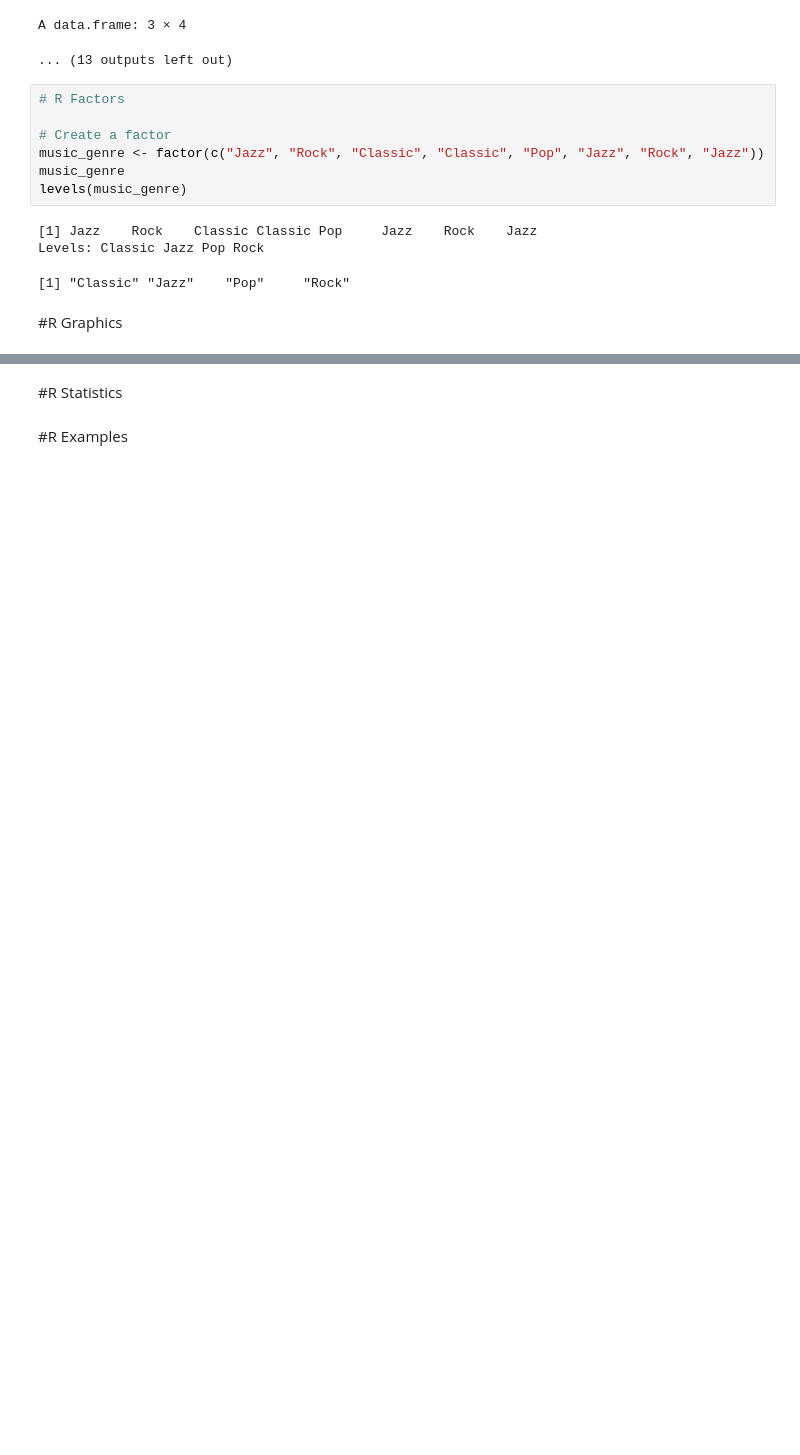
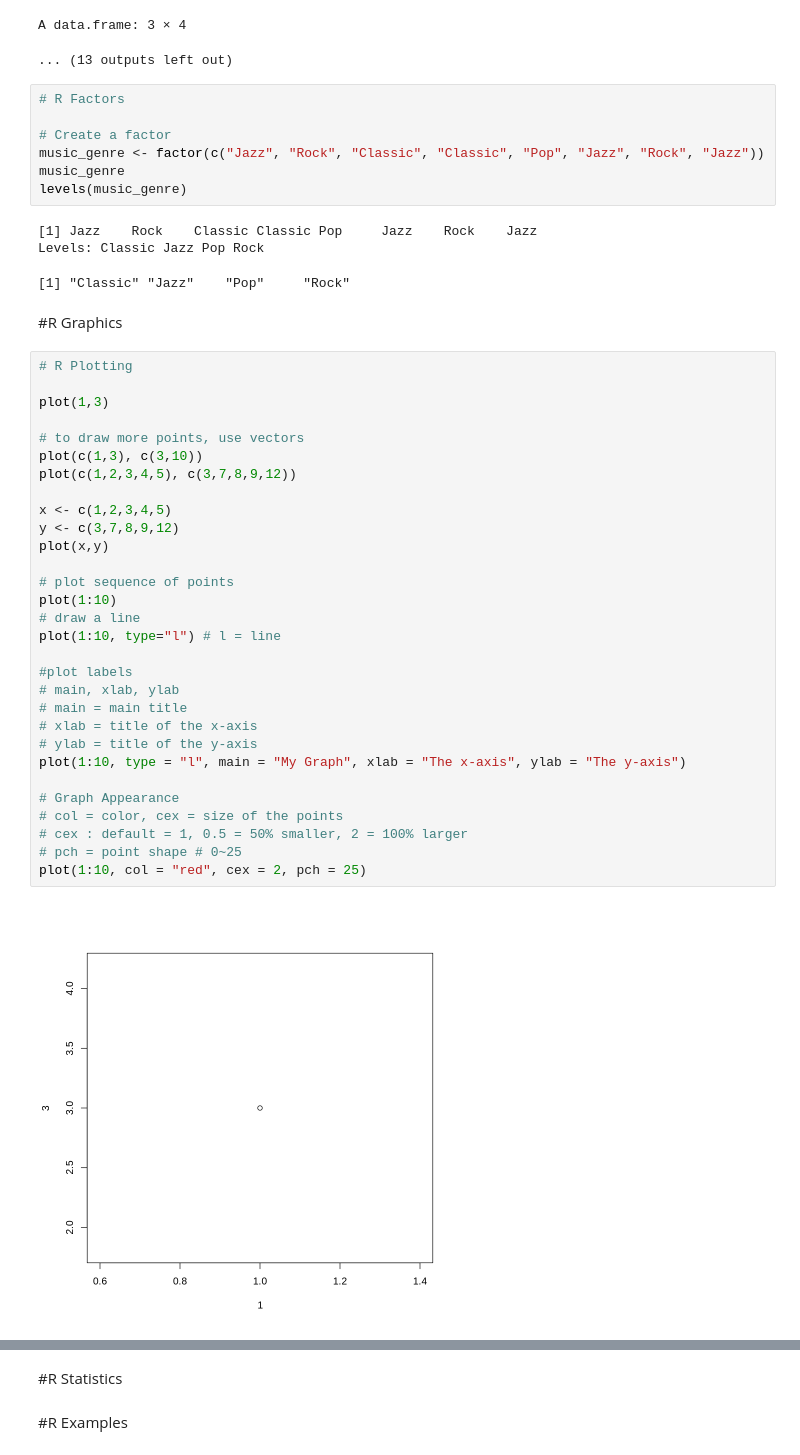
Before and after one commit to hyelim-kim1028/lab_R, a Jupyter notebook: W3school_R.ipynb, the cells around one changed output, grey strips where cells are left out. Cells and saved outputs as stored; diff of their text form; blank space fills up the shorter version.

```diff
--- a/W3school_R.ipynb
+++ b/W3school_R.ipynb
@@ -1281,3 +1281,35 @@ Levels: Classic Jazz Pop Rock
 [1] "Classic" "Jazz"    "Pop"     "Rock"
 # %% [markdown]
 #R Graphics
+# %%
+# R Plotting
+
+plot(1,3)
+
+# to draw more points, use vectors
+plot(c(1,3), c(3,10))
+plot(c(1,2,3,4,5), c(3,7,8,9,12))
+
+x <- c(1,2,3,4,5)
+y <- c(3,7,8,9,12)
+plot(x,y)
+
+# plot sequence of points
+plot(1:10)
+# draw a line
+plot(1:10, type="l") # l = line
+
+#plot labels
+# main, xlab, ylab
+# main = main title
+# xlab = title of the x-axis
+# ylab = title of the y-axis
+plot(1:10, type = "l", main = "My Graph", xlab = "The x-axis", ylab = "The y-axis")
+
+# Graph Appearance
+# col = color, cex = size of the points
+# cex : default = 1, 0.5 = 50% smaller, 2 = 100% larger
+# pch = point shape # 0~25
+plot(1:10, col = "red", cex = 2, pch = 25)
+# %% [output]
+[figure, added]
```
Also changed, not shown: parts of 5 cells of this notebook.
